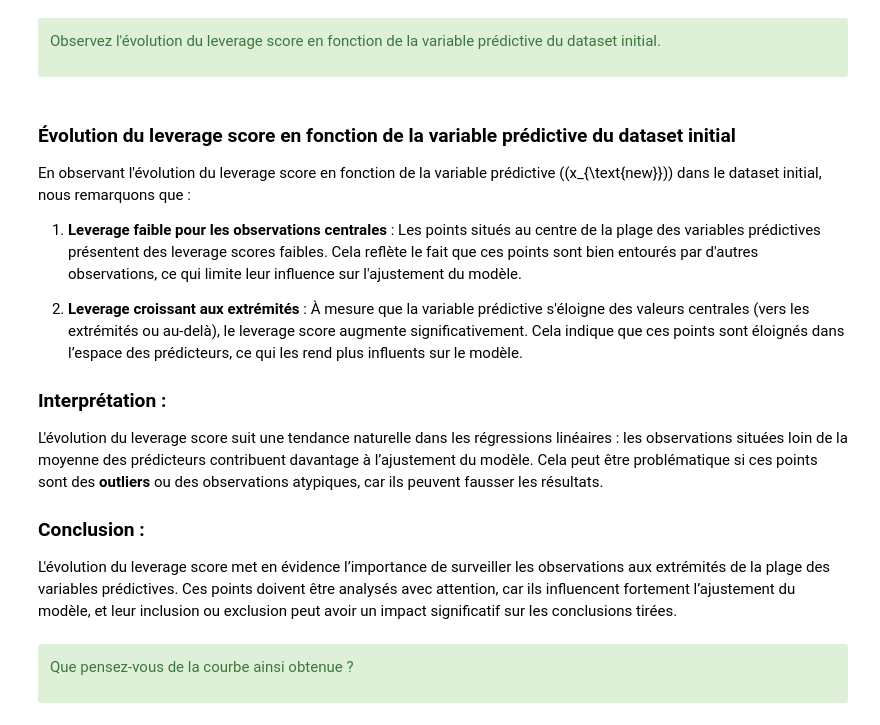
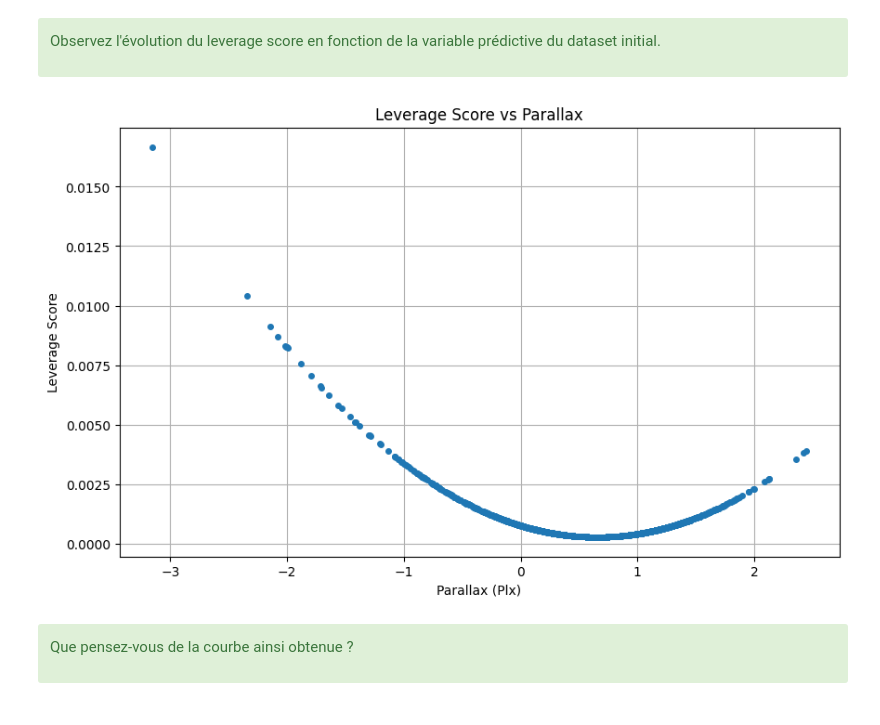
Before and after one commit to LeJzer03/Stat.-Devoir---Github, a Jupyter notebook: math0487_hw2.ipynb, the cells around one changed output. Cells and saved outputs as stored; diff of their text form; code cells hidden in the pictures.

```diff
--- a/math0487_hw2.ipynb
+++ b/math0487_hw2.ipynb
@@ -811,22 +776,25 @@ En conclusion, ces résultats montrent que le leverage est une mesure essentiell
 Observez l'évolution du leverage score en fonction de la variable prédictive du dataset initial.
 
 </div>
-# %% [markdown]
-### Évolution du leverage score en fonction de la variable prédictive du dataset initial
-
-En observant l'évolution du leverage score en fonction de la variable prédictive (\(x_{\text{new}}\)) dans le dataset initial, nous remarquons que :
-
-1. **Leverage faible pour les observations centrales** :
-   Les points situés au centre de la plage des variables prédictives présentent des leverage scores faibles. Cela reflète le fait que ces points sont bien entourés par d'autres observations, ce qui limite leur influence sur l'ajustement du modèle.
-
-2. **Leverage croissant aux extrémités** :
-   À mesure que la variable prédictive s'éloigne des valeurs centrales (vers les extrémités ou au-delà), le leverage score augmente significativement. Cela indique que ces points sont éloignés dans l’espace des prédicteurs, ce qui les rend plus influents sur le modèle.
-
-### Interprétation :
-L'évolution du leverage score suit une tendance naturelle dans les régressions linéaires : les observations situées loin de la moyenne des prédicteurs contribuent davantage à l’ajustement du modèle. Cela peut être problématique si ces points sont des **outliers** ou des observations atypiques, car ils peuvent fausser les résultats.
-
-### Conclusion :
-L'évolution du leverage score met en évidence l’importance de surveiller les observations aux extrémités de la plage des variables prédictives. Ces points doivent être analysés avec attention, car ils influencent fortement l’ajustement du modèle, et leur inclusion ou exclusion peut avoir un impact significatif sur les conclusions tirées.
+# %%
+
+# Calculate leverage scores for the initial dataset
+X_with_intercept = np.hstack([np.ones((X.shape[0], 1)), X])
+hat_matrix = X_with_intercept @ np.linalg.inv(X_with_intercept.T @ X_with_intercept) @ X_with_intercept.T
+leverage_scores = np.diag(hat_matrix)
+
+# Plot the leverage scores
+plt.figure(figsize=(10, 6))
+plt.plot(X, leverage_scores, 'o', markersize=4)
+plt.xlabel('Parallax (Plx)')
+plt.ylabel('Leverage Score')
+plt.title('Leverage Score vs Parallax')
+plt.minorticks_on()
+plt.grid(which='both', linestyle='--', linewidth=0.5)
+plt.gca().set_axisbelow(True)
+plt.show()
+# %% [output]
+[figure, added]
 # %% [markdown]
 <div class="alert alert-block alert-success">
 
```
Also changed, not shown: parts of 4 cells of this notebook.
